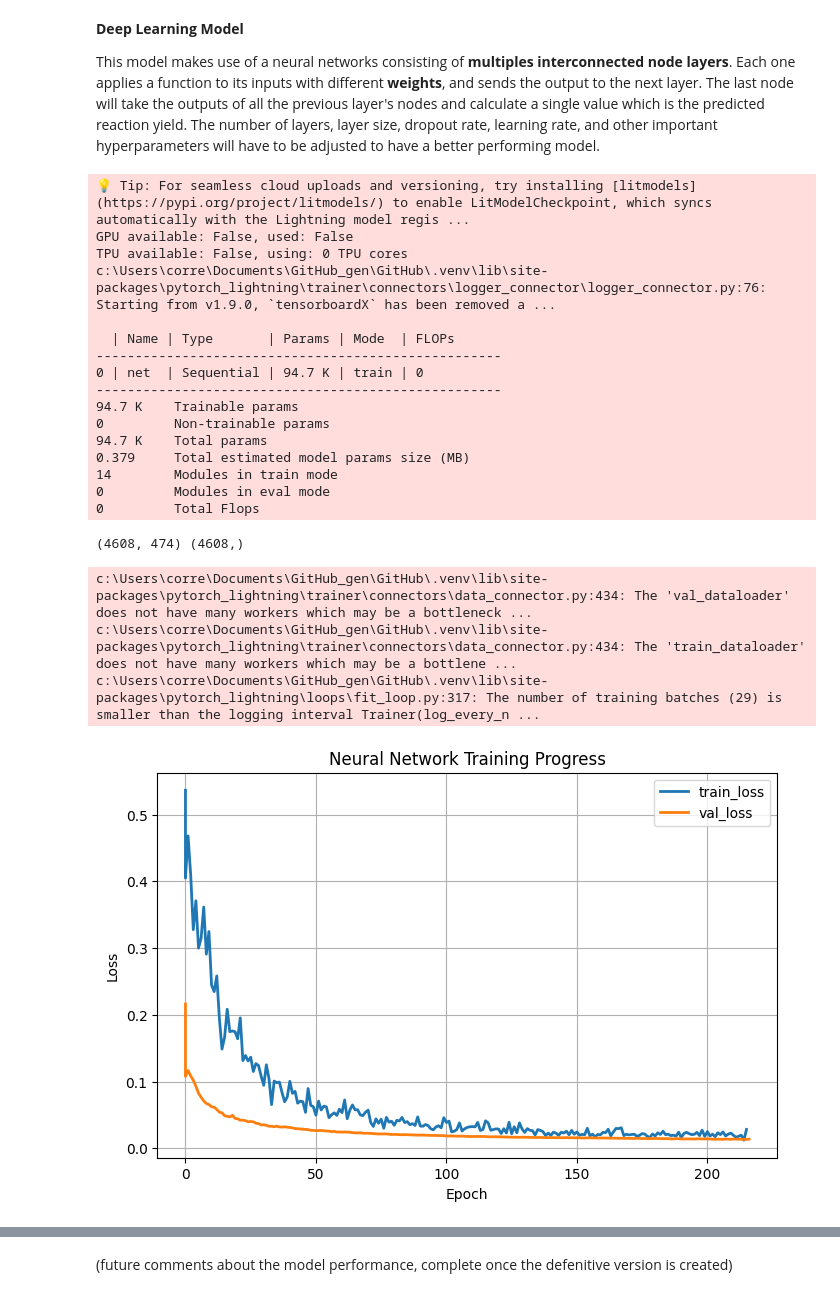
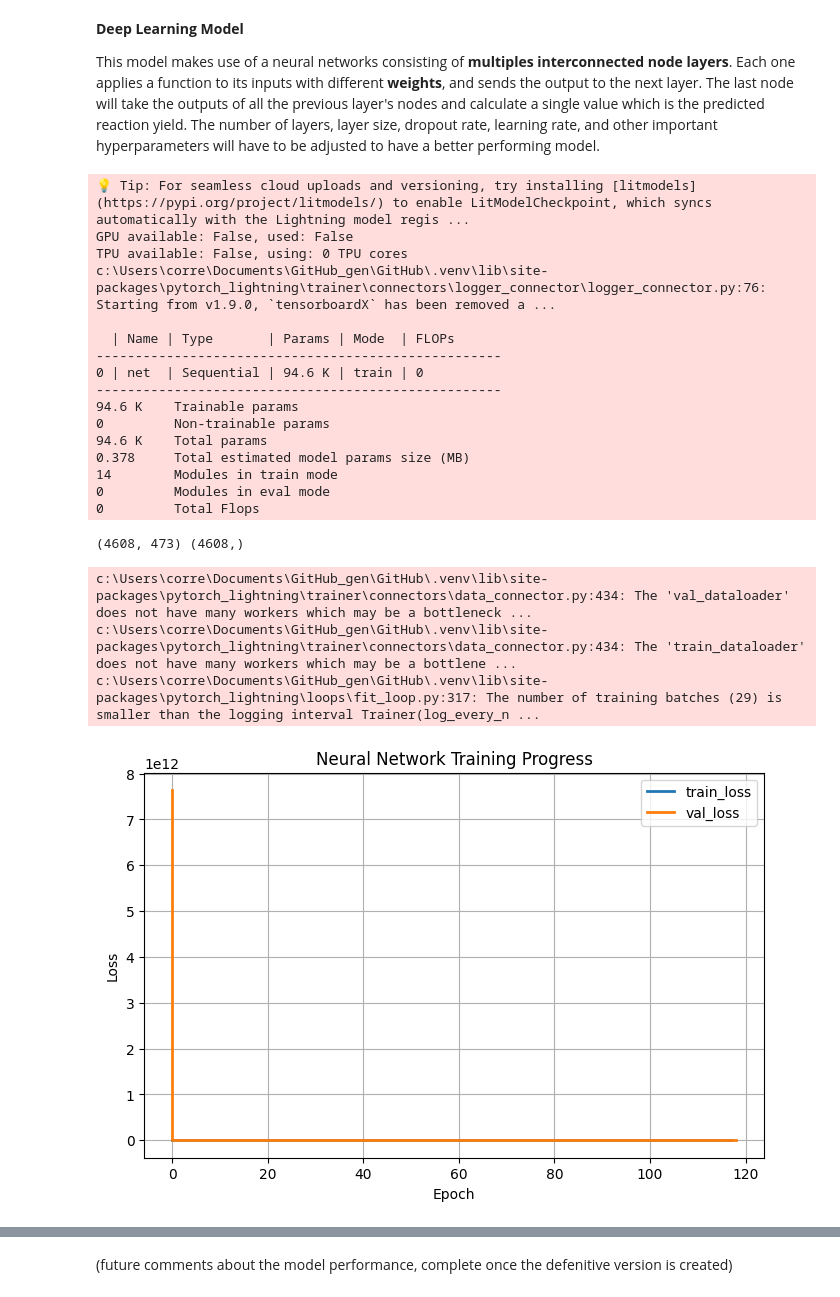
Before and after one commit to meirelesricardo/ai4chem_catalyst_predictor, a Jupyter notebook: notebooks/04_model_training.ipynb, the cells around one changed output, grey strips where cells are left out. Cells and saved outputs as stored; diff of their text form; code cells hidden in the pictures.

```diff
--- a/notebooks/04_model_training.ipynb
+++ b/notebooks/04_model_training.ipynb
@@ -94,21 +94,20 @@ These functions are also stored in model_utils.py to be reusable in other notebo
 The training and testing data must be imported in the notebook for the next operations.
 # %%
 # Import the data
-x_train = np.load("../data/final/X_train.npy")
-y_train = np.load("../data/final/y_train.npy")
-x_test  = np.load("../data/final/X_test.npy")
-y_test  = np.load("../data/final/y_test.npy")
+x_train = np.load("../data/final/Split new/X_train.npy")
+y_train = np.load("../data/final/Split new/y_train.npy")
+x_test  = np.load("../data/final/Split new/X_test.npy")
+y_test  = np.load("../data/final/Split new/y_test.npy")
+x_tot = np.load("../data/final/Complete/X_features.npy")
+y_tot = np.load("../data/final/Complete/y_target.npy")
 
 # Print the shapes of the datasets
 print(f"x_train shape: {x_train.shape}")
 print(f"y_train shape: {y_train.shape}")
 print(f"x_test shape: {x_test.shape}")
 print(f"y_test shape: {y_test.shape}")
-
-# Standardize the features
-scaler = StandardScaler()
-x_train_scaled = scaler.fit_transform(x_train)
-x_test_scaled = scaler.transform(x_test)
+print(f"x_tot shape: {x_tot.shape}")
+print(f"y_tot shape: {y_tot.shape}")
 
 # Convert percentage yield values from 0-100 into a 0-1 range
 y_train = y_train / 100.0
@@ -184,7 +185,7 @@ halving_search_ranf = HalvingGridSearchCV(
     n_jobs=-1,
     verbose=0, # Set higher for more detailed output during the search
 )
-halving_search_ranf.fit(x_train_scaled, y_train)
+halving_search_ranf.fit(x_train, y_train)
 print("Best parameters for Random Forest:", halving_search_ranf.best_params_)
 
 # XGBoost Regressor
@@ -197,6 +198,6 @@ halving_search_xgb = HalvingGridSearchCV(
     n_jobs=-1,
     verbose=0, # Set higher for more detailed output during the search
 )
-halving_search_xgb.fit(x_train_scaled, y_train)
+halving_search_xgb.fit(x_train, y_train)
 print("Best parameters for XGBoost:", halving_search_xgb.best_params_)
 # %% [output]
@@ -204,8 +205,8 @@ Best parameters for Random Forest: {'max_depth': 20, 'max_features': 'sqrt', 'mi
 Best parameters for XGBoost: {'colsample_bytree': 0.6, 'learning_rate': 0.03, 'max_depth': 10, 'n_estimators': 200, 'subsample': 0.6}
 # %%
 # Test the models
-y_pred_ranf = halving_search_ranf.best_estimator_.predict(x_test_scaled)
-y_pred_xgb = halving_search_xgb.best_estimator_.predict(x_test_scaled)
+y_pred_ranf = halving_search_ranf.best_estimator_.predict(x_test)
+y_pred_xgb = halving_search_xgb.best_estimator_.predict(x_test)
 
 print(test_model("RandomForest", y_test, y_pred_ranf))
 print(test_model("XGBoost", y_test, y_pred_xgb))
@@ -243,25 +244,21 @@ Tested vector 5, XGBoost predicted yield: -0.0124, actual yield: 0.4383
 
 For completeness, the models can be trained on different total feature splits to observe the evolution of model performance depending on the split fractions. First, the total data must be split, then the regressors will be trained and tested on each splitted set. The 4 metrics are plotted against the train split fraction for comparison.
 # %%
-# Data definition, this will be loaded later when the total dataset is available, remove this when the total dataset is loaded
-# For now, add the training and testing datasets together to create a total dataset for splitting
-X_tot, y_tot = np.concatenate((x_train_scaled, x_test_scaled), axis=0), np.concatenate((y_train, y_test), axis=0)
-
 # Split the data into training and testing sets, validation is set only in the neural network training section
 # 50% training, 50% testing
-X_train_50, X_test_50, y_train_50, y_test_50 = train_test_split(X_tot, y_tot, test_size=0.5, random_state=42)
+X_train_50, X_test_50, y_train_50, y_test_50 = train_test_split(x_tot, y_tot, test_size=0.5, random_state=42)
 
 # 60% training, 40% testing
-X_train_60, X_test_60, y_train_60, y_test_60 = train_test_split(X_tot, y_tot, test_size=0.4, random_state=42)
+X_train_60, X_test_60, y_train_60, y_test_60 = train_test_split(x_tot, y_tot, test_size=0.4, random_state=42)
 
 # 70% training, 30% testing
-X_train_70, X_test_70, y_train_70, y_test_70 = train_test_split(X_tot, y_tot, test_size=0.3, random_state=42)
+X_train_70, X_test_70, y_train_70, y_test_70 = train_test_split(x_tot, y_tot, test_size=0.3, random_state=42)
 
 # 80% training, 20% testing
-X_train_80, X_test_80, y_train_80, y_test_80 = train_test_split(X_tot, y_tot, test_size=0.2, random_state=42)
+X_train_80, X_test_80, y_train_80, y_test_80 = train_test_split(x_tot, y_tot, test_size=0.2, random_state=42)
 
 # 90% training, 10% testing
-X_train_90, X_test_90, y_train_90, y_test_90 = train_test_split(X_tot, y_tot, test_size=0.1, random_state=42)
+X_train_90, X_test_90, y_train_90, y_test_90 = train_test_split(x_tot, y_tot, test_size=0.1, random_state=42)
 # %%
 # data storage for the training loops, this will be used to store the different splits of the data for the training loops
 splits = {
@@ -482,10 +479,10 @@ class NeuralNetworkDataModule(pl.LightningDataModule):
 input_size = x_train.shape[1]
 hidden_size = 128
 model = NeuralNetwork(input_size, hidden_size)
-print(x_train_scaled.shape, y_train.shape)
+print(x_train.shape, y_train.shape)
 
 # Split the training data into training and validation sets
-x_train_split, x_val, y_train_split, y_val = train_test_split(x_train_scaled, y_train, test_size=0.2, random_state=42)
+x_train_split, x_val, y_train_split, y_val = train_test_split(x_train, y_train, test_size=0.2, random_state=42)
 train_dataset = ESOLDataset(x_train_split, y_train_split)
 
 # Create datasets for validation and testing
@@ -523,39 +520,39 @@ trainer = pl.Trainer(max_epochs=500, callbacks=[early_stop, history_callback], e
 
 # Train the model
 trainer.fit(model, data_module)
 
 # Plot training progress over epochs
 plt.figure(figsize=(8, 5))
 plt.plot(history_callback.epochs[:-1], history_callback.train_losses, label="train_loss", linewidth=2)
 plt.plot(history_callback.epochs, history_callback.val_losses, label="val_loss", linewidth=2)
 plt.xlabel("Epoch")
 plt.ylabel("Loss")
 plt.title("Neural Network Training Progress")
 plt.legend()
 plt.grid(True)
 plt.show()
 # %% [output]
 💡 Tip: For seamless cloud uploads and versioning, try installing [litmodels](https://pypi.org/project/litmodels/) to enable LitModelCheckpoint, which syncs automatically with the Lightning model regis ...
 GPU available: False, used: False
 TPU available: False, using: 0 TPU cores
 c:\Users\corre\Documents\GitHub_gen\GitHub\.venv\lib\site-packages\pytorch_lightning\trainer\connectors\logger_connector\logger_connector.py:76: Starting from v1.9.0, `tensorboardX` has been removed a ...
 
   | Name | Type       | Params | Mode  | FLOPs
 ----------------------------------------------------
-0 | net  | Sequential | 94.7 K | train | 0
+0 | net  | Sequential | 94.6 K | train | 0
 ----------------------------------------------------
-94.7 K    Trainable params
+94.6 K    Trainable params
 0         Non-trainable params
-94.7 K    Total params
-0.379     Total estimated model params size (MB)
+94.6 K    Total params
+0.378     Total estimated model params size (MB)
 14        Modules in train mode
 0         Modules in eval mode
 0         Total Flops
-(4608, 474) (4608,)
+(4608, 473) (4608,)
 c:\Users\corre\Documents\GitHub_gen\GitHub\.venv\lib\site-packages\pytorch_lightning\trainer\connectors\data_connector.py:434: The 'val_dataloader' does not have many workers which may be a bottleneck ...
 c:\Users\corre\Documents\GitHub_gen\GitHub\.venv\lib\site-packages\pytorch_lightning\trainer\connectors\data_connector.py:434: The 'train_dataloader' does not have many workers which may be a bottlene ...
 c:\Users\corre\Documents\GitHub_gen\GitHub\.venv\lib\site-packages\pytorch_lightning\loops\fit_loop.py:317: The number of training batches (29) is smaller than the logging interval Trainer(log_every_n ...
-[figure, old version]
+[figure, new version]
 # %%
 # Test the model
 model.eval()  # Set the model to evaluation mode
```
Also changed, not shown: parts of 8 cells of this notebook, 3 other files.
